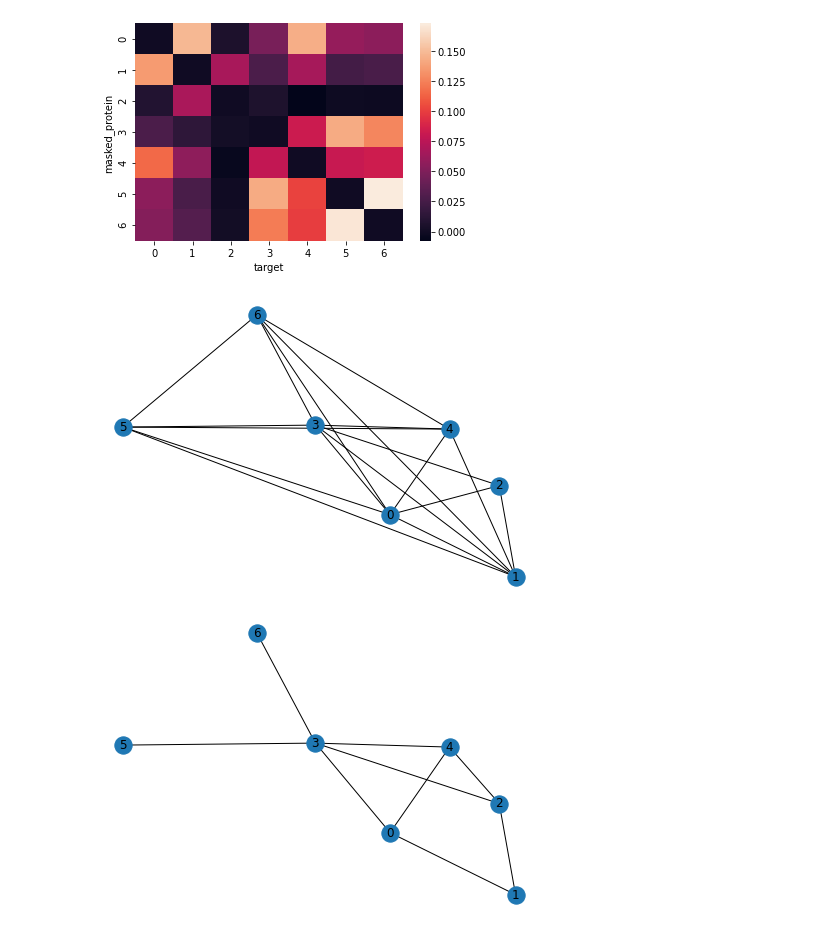
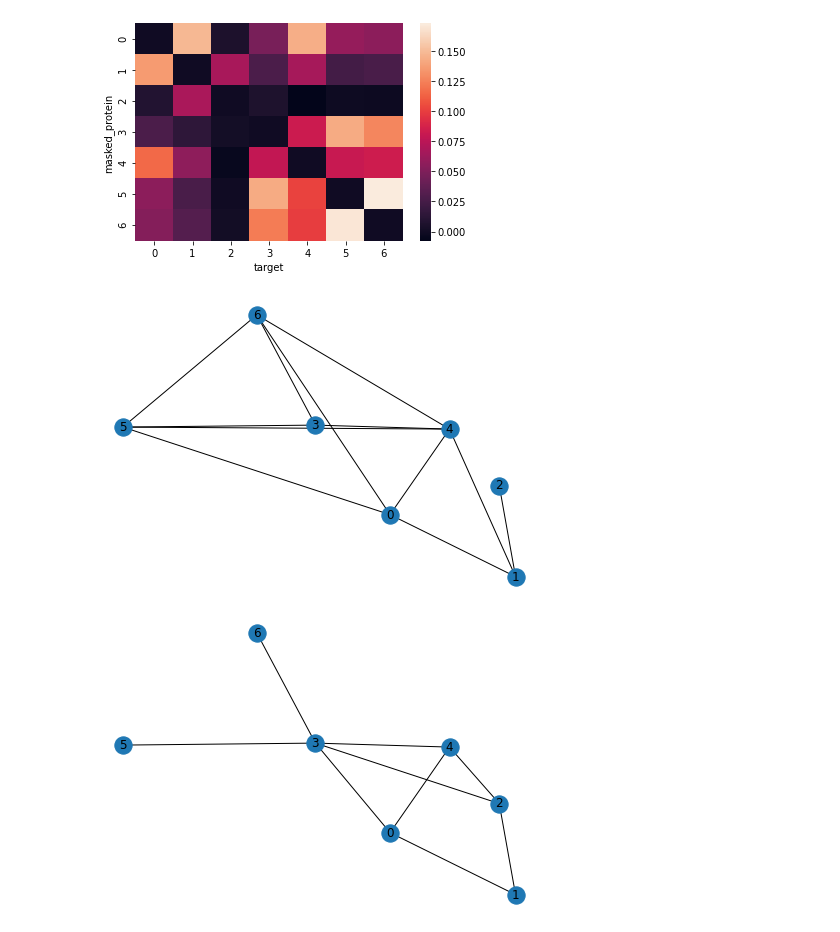
Before and after one commit to gabrieldernbach/TCPA-Imputation, a Jupyter notebook: beeline_reconstruction.ipynb, the cells around one changed output. Drawn from its saved outputs; the diff is of its cells as text; code cells hidden in the pictures.

```diff
--- a/beeline_reconstruction.ipynb
+++ b/beeline_reconstruction.ipynb
@@ -86,10 +86,10 @@ sns.heatmap(data_wide)
 #todo: ROC
 # %%
 import networkx as nx
-Graph = nx.from_numpy_matrix(np.array(data_wide>0.005))
+Graph = nx.from_numpy_matrix(np.array(data_wide>0.05))
 nx.draw(Graph, with_labels=True, pos = l)
 # %% [output]
-[figure, old version]
+[figure, new version]
 # %%
 nx.draw(true_graph, with_labels=True, pos=l)
 # %% [output]
```
Also changed, not shown: parts of 7 cells of this notebook.
